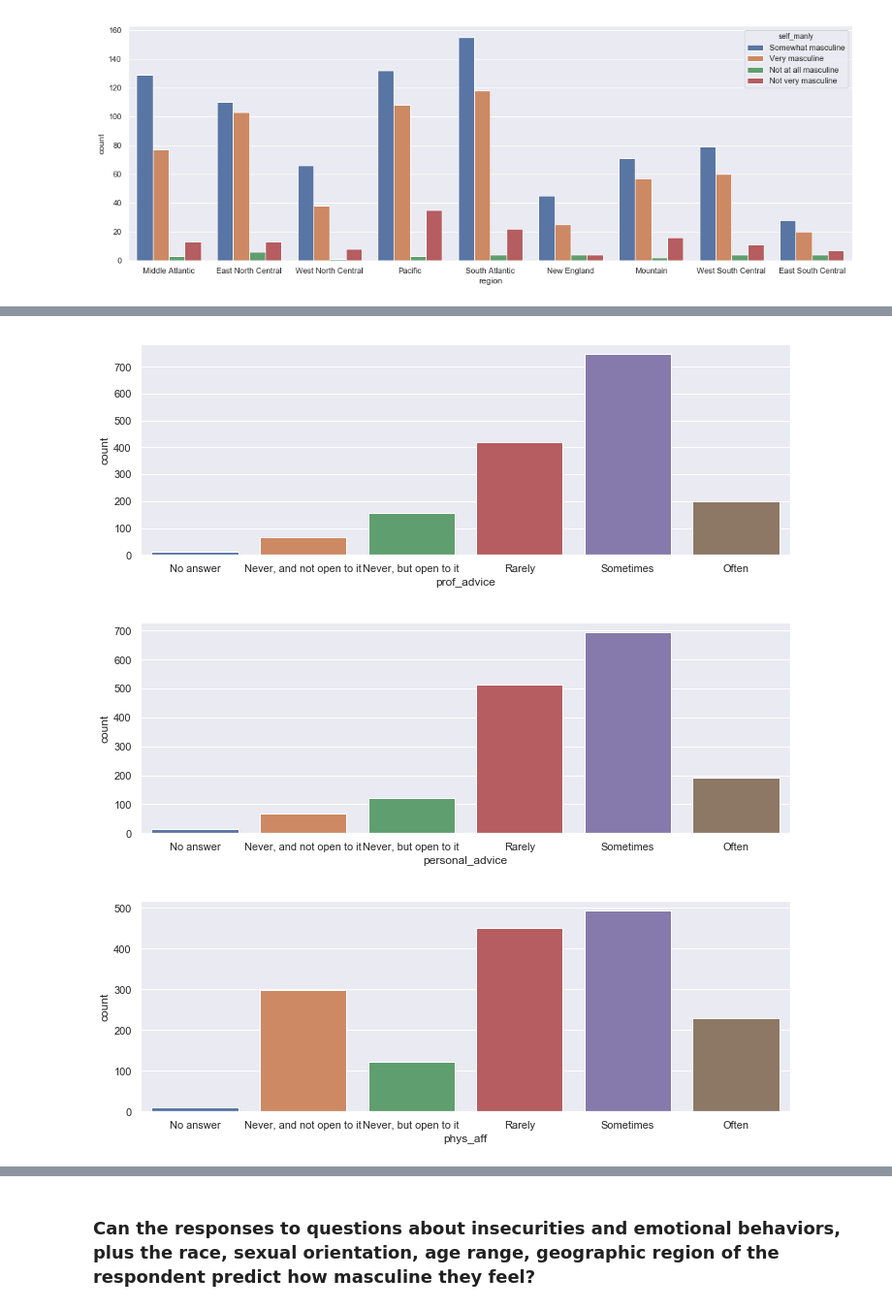
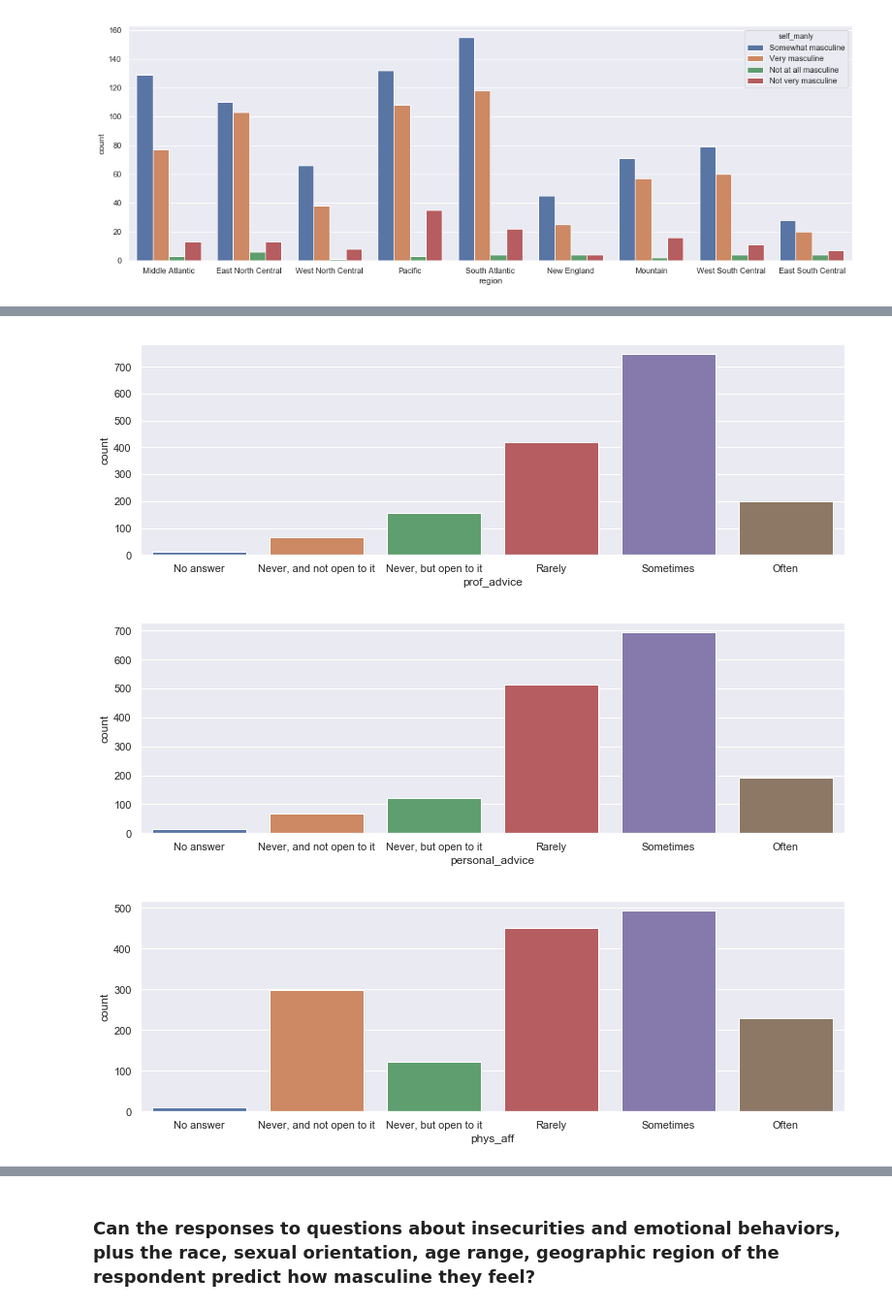
Before and after one commit to halameks/masculinity, a Jupyter notebook: Self_masculine.ipynb, the cells around one changed output, grey strips where cells are left out. Shown: that part at 97% size. Saved outputs shown, nothing was run; the diff lists cells and outputs as text; code cells hidden in the pictures.

```diff
--- a/Self_masculine.ipynb
+++ b/Self_masculine.ipynb
@@ -71,8 +67,3 @@ plt.figure(figsize=(8, 6))
 ax = sns.countplot(x="self_manly", data=responses, order = ['Not at all masculine', 'Not very masculine', 'Somewhat masculine', 'Very masculine'])
 # %% [output]
 [figure]
-# %%
-sns.set(style="darkgrid")
-plt.figure(figsize=(8, 6))
-ax = sns.countplot(x="others_manly", data=responses,
-                   order = ['Not at all important', 'Not too important', 'Somewhat important', 'Very important'])
@@ -167,16 +127,16 @@ Name: lonely, dtype: int64
 # %%
-plt.figure(figsize=(12, 4))
+plt.figure(figsize=(13, 4))
 ax = sns.countplot(x='prof_advice',  data=responses, order = ['No answer', 'Never, and not open to it', 'Never, but open to it', 'Rarely', 'Sometimes', 'Often'])
 # %% [output]
-[figure, old version]
+[figure, new version]
 # %%
-plt.figure(figsize=(12, 4))
+plt.figure(figsize=(13, 4))
 ax = sns.countplot(x='personal_advice',  data=responses, order = ['No answer', 'Never, and not open to it', 'Never, but open to it', 'Rarely', 'Sometimes', 'Often'])
 # %% [output]
-[figure, old version]
+[figure, new version]
 # %%
-plt.figure(figsize=(12, 4))
+plt.figure(figsize=(13, 4))
 ax = sns.countplot(x='phys_aff',  data=responses, order = ['No answer', 'Never, and not open to it', 'Never, but open to it', 'Rarely', 'Sometimes', 'Often'])
 # %% [output]
-[figure, old version]
+[figure, new version]
 # %%
```
Also changed, not shown: parts of 129 cells of this notebook, 1 other file.
